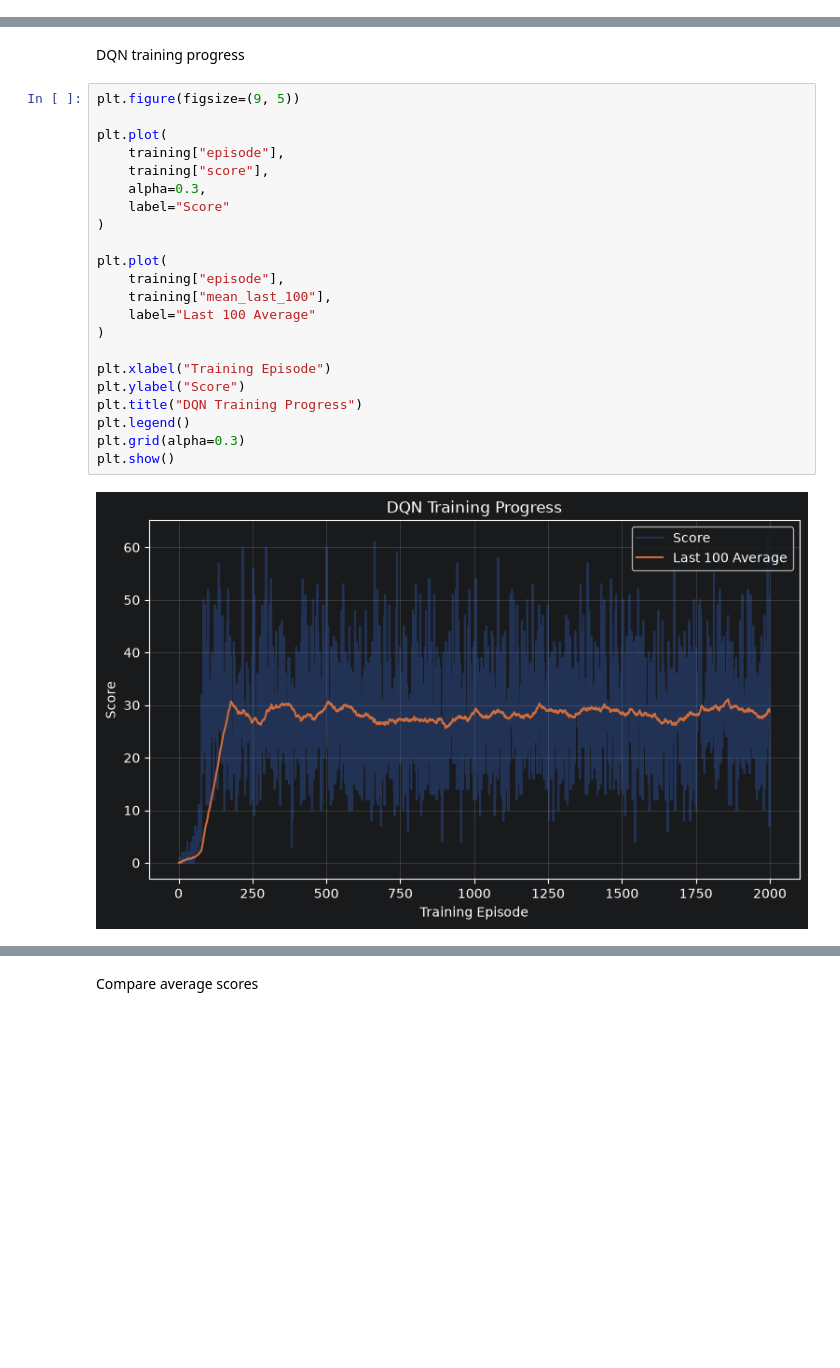
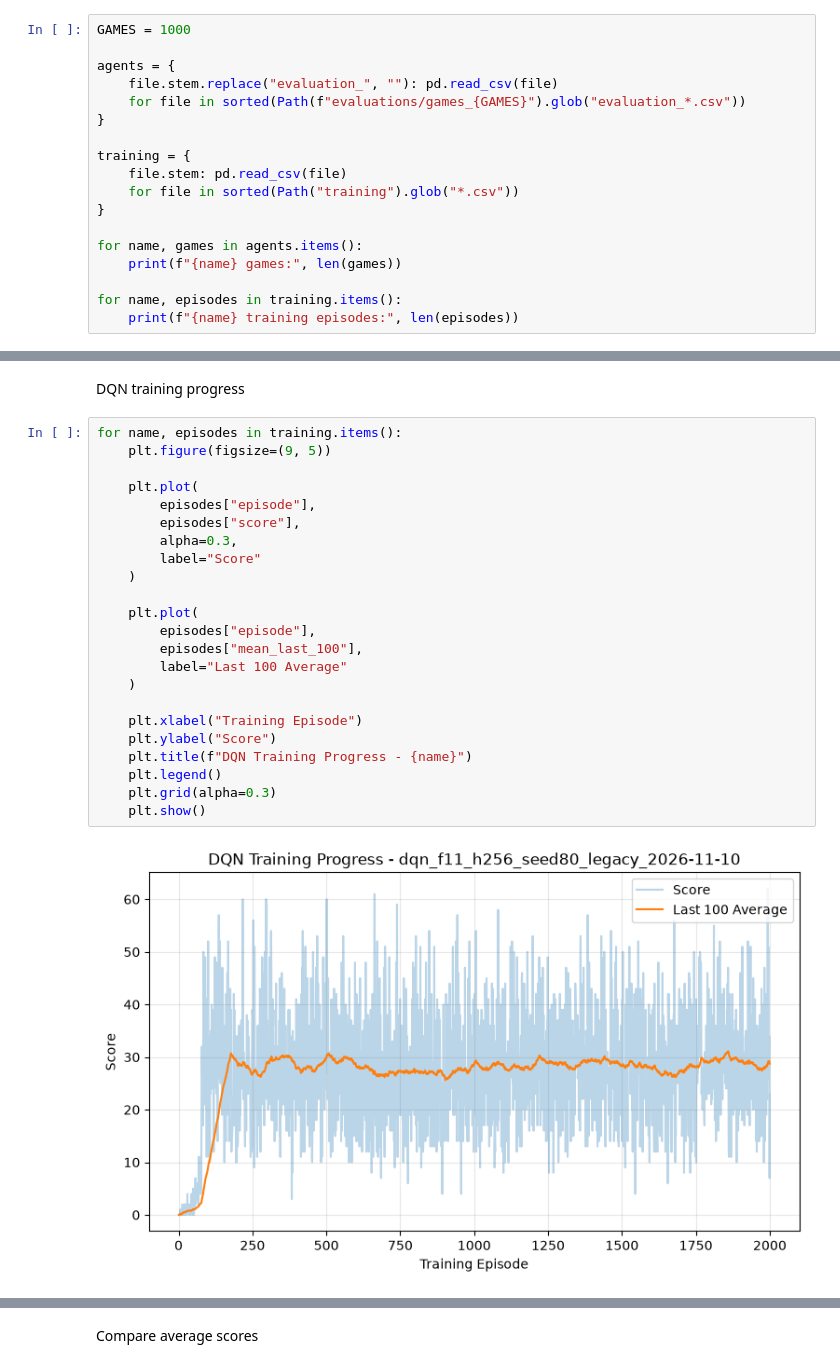
Before and after one commit to 28tan/AI-801-group-5-snake-agent, a Jupyter notebook: finalResults/Eval.ipynb, the cells around one changed output, grey strips where cells are left out. Saved outputs shown, nothing was run; the diff lists cells and outputs as text; blank space fills up the shorter version.

```diff
--- a/finalResults/Eval.ipynb
+++ b/finalResults/Eval.ipynb
@@ -17,0 +5,18 @@ Training episodes: 2000
+# %%
+GAMES = 1000
+
+agents = {
+    file.stem.replace("evaluation_", ""): pd.read_csv(file)
+    for file in sorted(Path(f"evaluations/games_{GAMES}").glob("evaluation_*.csv"))
+}
+
+training = {
+    file.stem: pd.read_csv(file)
+    for file in sorted(Path("training").glob("*.csv"))
+}
+
+for name, games in agents.items():
+    print(f"{name} games:", len(games))
+
+for name, episodes in training.items():
+    print(f"{name} training episodes:", len(episodes))
@@ -18,26 +33,27 @@ Training episodes: 2000
 # %% [markdown]
 DQN training progress
 # %%
-plt.figure(figsize=(9, 5))
+for name, episodes in training.items():
+    plt.figure(figsize=(9, 5))
 
-plt.plot(
-    training["episode"],
-    training["score"],
-    alpha=0.3,
-    label="Score"
-)
+    plt.plot(
+        episodes["episode"],
+        episodes["score"],
+        alpha=0.3,
+        label="Score"
+    )
 
-plt.plot(
-    training["episode"],
-    training["mean_last_100"],
-    label="Last 100 Average"
-)
+    plt.plot(
+        episodes["episode"],
+        episodes["mean_last_100"],
+        label="Last 100 Average"
+    )
 
-plt.xlabel("Training Episode")
-plt.ylabel("Score")
-plt.title("DQN Training Progress")
-plt.legend()
-plt.grid(alpha=0.3)
-plt.show()
+    plt.xlabel("Training Episode")
+    plt.ylabel("Score")
+    plt.title(f"DQN Training Progress - {name}")
+    plt.legend()
+    plt.grid(alpha=0.3)
+    plt.show()
 # %% [output]
-[figure, old version]
+[figure, new version]
```
Also changed, not shown: parts of 10 cells of this notebook, 1 other file.
